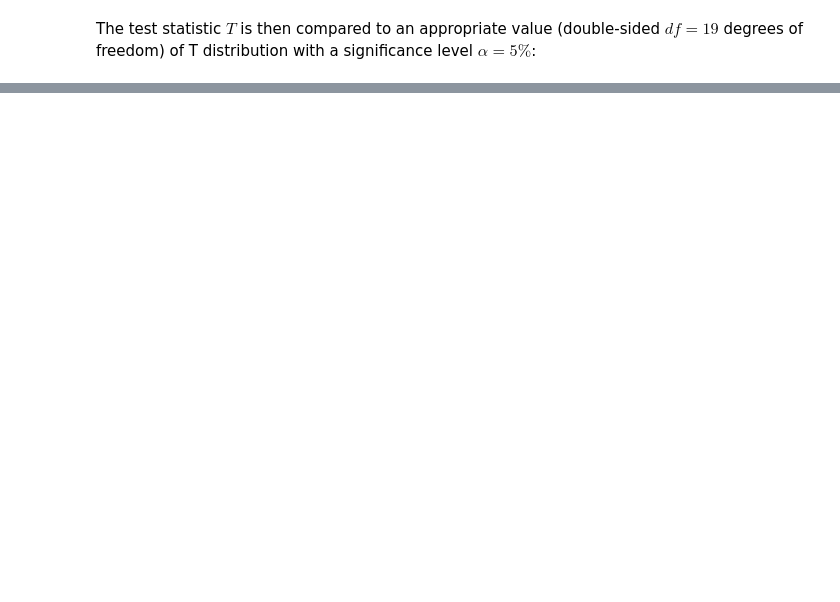
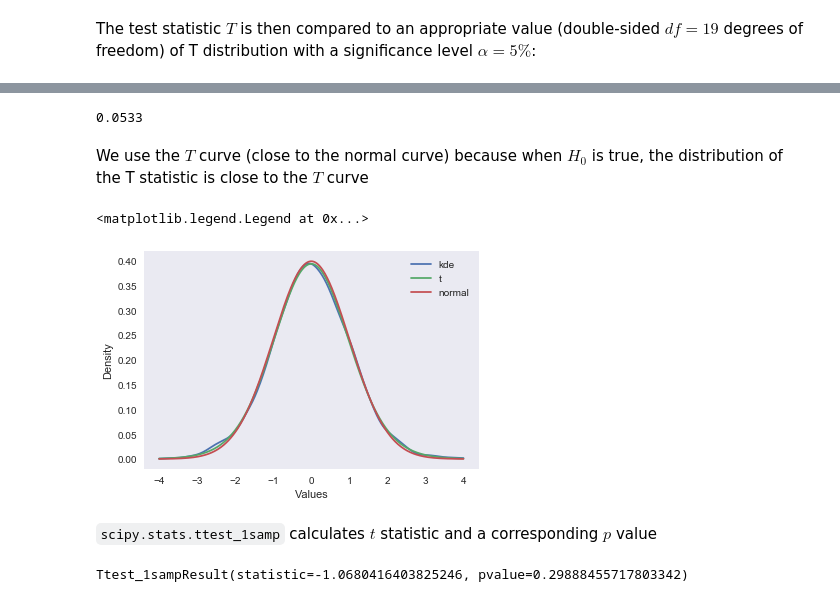
Before and after one commit to antshk/pyStanfordStats191, a Jupyter notebook: 1. Course introduction and review.ipynb, the cells around one changed output, grey strips where cells are left out. Saved outputs shown, nothing was run; the diff lists cells and outputs as text; code cells hidden in the pictures; blank space fills up the shorter version.

```diff
--- a/1. Course introduction and review.ipynb
+++ b/1. Course introduction and review.ipynb
@@ -403,0 +410,8 @@ The test statistic $T$ is then compared to an appropriate value (double-sided $d
+# %%
+def get_T(n):
+    # function to calculate t-value for a random sample
+    # of integers of size n taken from the interval [-5,5]
+
+    mysample = np.random.choice(np.arange(-5,5+1),n)
+    t=sp.stats.ttest_1samp(mysample,0)
+    return t.statistic
@@ -403,0 +429,33 @@ The test statistic $T$ is then compared to an appropriate value (double-sided $d
+# %%
+results=np.array([get_T(20) for i in range(10000)])
+np.mean( np.abs(results) >= sp.stats.t.ppf(0.975, 19))
+# %% [output]
+0.0533
+# %% [markdown]
+We use the $T$ curve (close to the normal curve) because when $H_0$ is true, the distribution of the T statistic is close to the $T$ curve
+# %%
+fig, ax = plt.subplots(1,1)
+
+xvals=np.linspace(-4,4,401)
+
+kde_vals = sp.stats.kde.gaussian_kde( results )
+t_vals=sp.stats.t.pdf(xvals,df=19)  # t df=19
+norm_vals=sp.stats.norm.pdf(xvals) # Normal(0,1) density
+
+ax.plot( xvals, kde(xvals), label = 'kde' )
+ax.plot( xvals, t_vals, label = 't' )
+ax.plot( xvals, norm_vals, label = 'normal' )
+ax.set_ylabel('Density')
+ax.set_xlabel('Values')
+
+ax.legend()
+# %% [output]
+<matplotlib.legend.Legend at 0x...>
+[figure, added]
+# %% [markdown]
+`scipy.stats.ttest_1samp` calculates $t$ statistic and a corresponding $p$ value
+# %%
+mysample = np.random.choice(np.arange(-5,5+1),20)
+print(sp.stats.ttest_1samp(mysample,0))
+# %% [output]
+Ttest_1sampResult(statistic=-1.0680416403825246, pvalue=0.29888455717803342)
```
Also changed, not shown: parts of 47 cells of this notebook.
